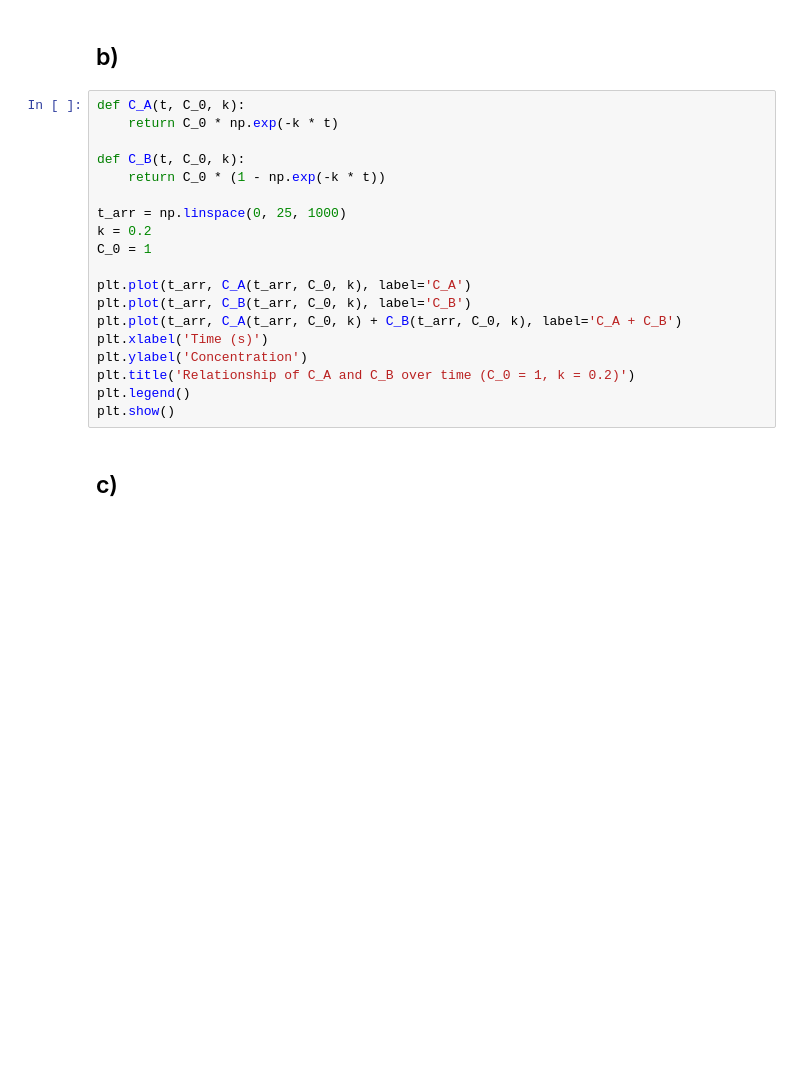
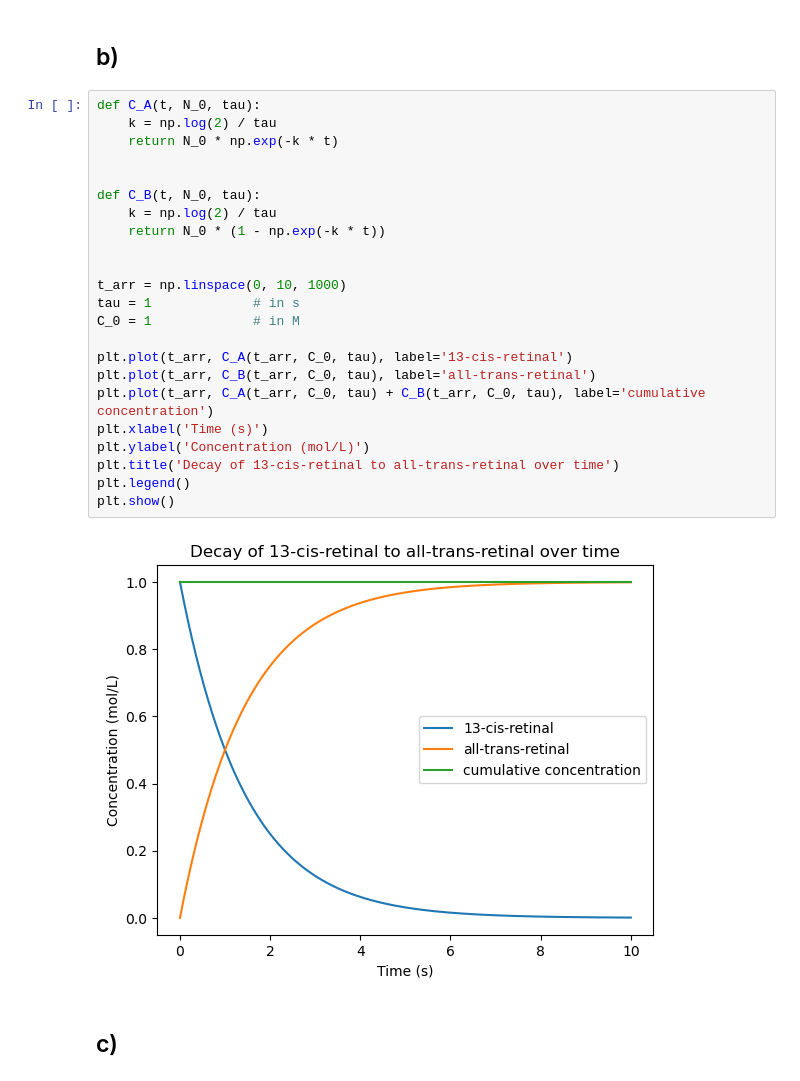
Before and after one commit to loganmachale/PHYS-305, a Jupyter notebook: Assignment 4/Assignment 4.ipynb, the cells around one changed output. Drawn from its saved outputs; the diff is of its cells as text; blank space fills up the shorter version.

```diff
--- a/Assignment 4/Assignment 4.ipynb
+++ b/Assignment 4/Assignment 4.ipynb
@@ -29,24 +29,30 @@ plt.show()
 # %% [markdown]
 ## b) ##
 # %%
-def C_A(t, C_0, k):
-    return C_0 * np.exp(-k * t)
+def C_A(t, N_0, tau):
+    k = np.log(2) / tau
+    return N_0 * np.exp(-k * t)
 
-def C_B(t, C_0, k):
-    return C_0 * (1 - np.exp(-k * t))
 
-t_arr = np.linspace(0, 25, 1000)
-k = 0.2
-C_0 = 1
+def C_B(t, N_0, tau):
+    k = np.log(2) / tau
+    return N_0 * (1 - np.exp(-k * t))
 
-plt.plot(t_arr, C_A(t_arr, C_0, k), label='C_A')
-plt.plot(t_arr, C_B(t_arr, C_0, k), label='C_B')
-plt.plot(t_arr, C_A(t_arr, C_0, k) + C_B(t_arr, C_0, k), label='C_A + C_B')
+
+t_arr = np.linspace(0, 10, 1000)
+tau = 1             # in s
+C_0 = 1             # in M
+
+plt.plot(t_arr, C_A(t_arr, C_0, tau), label='13-cis-retinal')
+plt.plot(t_arr, C_B(t_arr, C_0, tau), label='all-trans-retinal')
+plt.plot(t_arr, C_A(t_arr, C_0, tau) + C_B(t_arr, C_0, tau), label='cumulative concentration')
 plt.xlabel('Time (s)')
-plt.ylabel('Concentration')
-plt.title('Relationship of C_A and C_B over time (C_0 = 1, k = 0.2)')
+plt.ylabel('Concentration (mol/L)')
+plt.title('Decay of 13-cis-retinal to all-trans-retinal over time')
 plt.legend()
 plt.show()
+# %% [output]
+[figure, added]
 # %% [markdown]
 ## c) ##
 # %%
```
Also changed, not shown: parts of 3 cells of this notebook.
